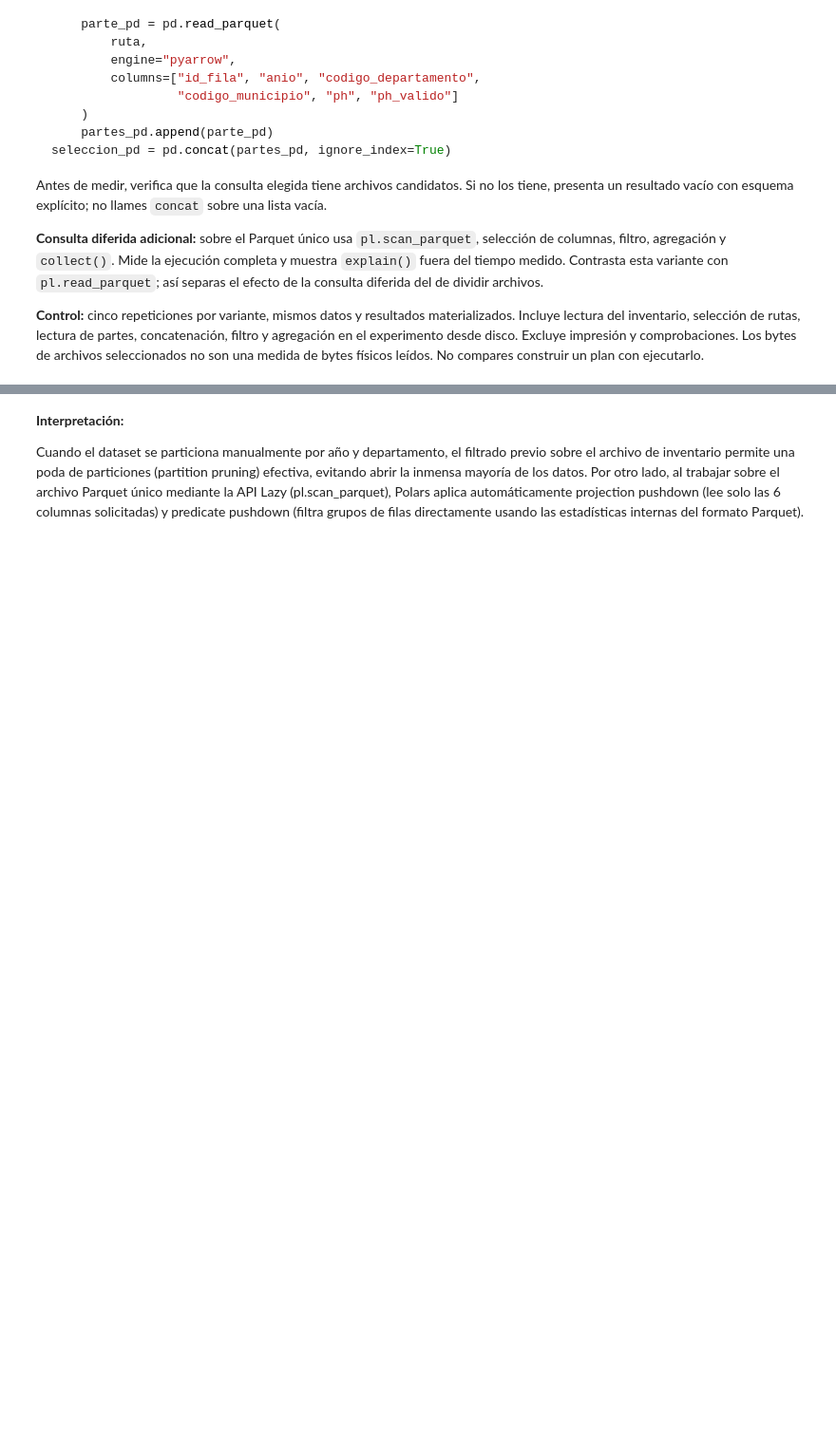
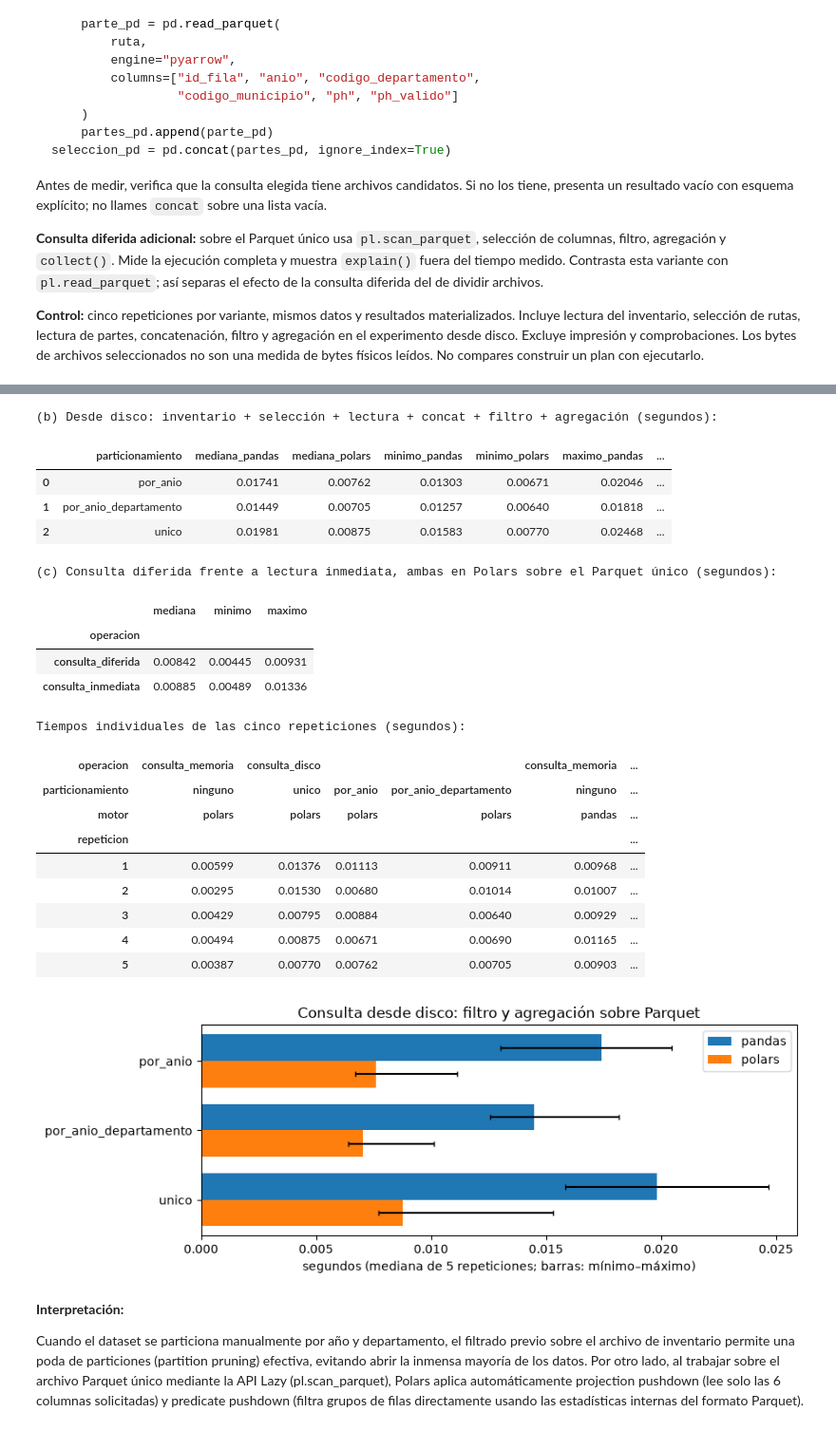
Before and after one commit to seb-sanchez/big-data-postgraduate, a Jupyter notebook: soluciones/PD05_particionamiento_pandas_polars.ipynb, the cells around one changed output, grey strips where cells are left out. Shown at 95% size. Saved outputs shown, nothing was run; the diff lists cells and outputs as text; code cells hidden in the pictures; blank space fills up the shorter version.

```diff
--- a/soluciones/PD05_particionamiento_pandas_polars.ipynb
+++ b/soluciones/PD05_particionamiento_pandas_polars.ipynb
@@ -287,0 +466,14 @@ df_resumen_disenos = pd.DataFrame(resumen_datos)
+# %%
+# 2.2 Construcción en una carpeta de ejecución nueva e inventarios
+EJECUCION_A = nueva_ejecucion("ejecucion_A")
+repr_A = construir_representaciones(EJECUCION_A, proyeccion_pd)
+RUTAS = {"csv": repr_A["csv"], "parquet": repr_A["parquet"]}
+inv_anio, inv_anio_depto = repr_A["inventario_anio"], repr_A["inventario_anio_departamento"]
+print("Ejecución:", EJECUCION_A)
+
+print("Inventario por año (completo):")
+display(inv_anio)
+print("Inventario por año y departamento (primeras 10 de", len(inv_anio_depto), "partes):")
+display(inv_anio_depto.head(10))
+print("Grupos con departamento ausente (no desaparecen: forman sus propias partes):")
+display(inv_anio_depto[inv_anio_depto["codigo_departamento"].isna()])
@@ -407,0 +1011,45 @@ NameError: name 'RUTA_PARQUET' is not defined
+# %%
+# 4.3 Controles fuera del reloj y resultados
+for variante in VARIANTES:
+    assert rutas_usadas[(variante, "pandas")] == rutas_usadas[(variante, "polars")], "los motores usaron rutas distintas"
+
+verificacion = []
+for diseno, motor, rep, res in resultados_guardados:
+    verificacion.append({"diseño": diseno, "motor": motor, "repetición": rep, "ok": bool(comparar(resultado_pd, res)["ok"].all())})
+verificacion = pd.DataFrame(verificacion)
+print("Resultados materializados comparados con la referencia de la actividad 1 (todas las repeticiones):")
+display(verificacion.groupby(["diseño", "motor"])["ok"].agg(resultados="size", equivalentes="sum").reset_index())
+assert verificacion["ok"].all(), "algún resultado no coincide con la referencia"
+anotar("4", "todos los resultados (memoria, disco, diferida) = referencia", verificacion["ok"].all())
+anotar("4", "ambos motores usaron la misma lista de rutas", True)
+
+tabla_med = pd.DataFrame(mediciones)
+es_consulta = tabla_med["operacion"].str.startswith("consulta")
+inicial_q = tabla_med[(tabla_med["repeticion"] == 0) & es_consulta]
+rep_q = tabla_med[(tabla_med["repeticion"] > 0) & es_consulta]
+assert (rep_q.groupby(["operacion", "particionamiento", "motor"]).size() == REPETICIONES).all()
+
+print("Ejecución inicial (aparte; no entra en la mediana):")
+display(inicial_q[["operacion", "particionamiento", "motor", "segundos"]].reset_index(drop=True).round(5))
+
+print("(a) En memoria: solo filtro + agregación (segundos):")
+resumen_mem = resumen_por_motor(rep_q[rep_q["operacion"] == "consulta_memoria"], ["operacion"])
+display(resumen_mem.round(5))
+
+print("(b) Desde disco: inventario + selección + lectura + concat + filtro + agregación (segundos):")
+resumen_disco = resumen_por_motor(rep_q[rep_q["operacion"] == "consulta_disco"], ["particionamiento"])
+filas_leidas_tabla = (rep_q[rep_q["operacion"] == "consulta_disco"]
+                      .groupby("particionamiento")["filas_entrada"].first().rename("filas leídas"))
+display(resumen_disco.merge(filas_leidas_tabla, on="particionamiento").round(5))
+
+print("(c) Consulta diferida frente a lectura inmediata, ambas en Polars sobre el Parquet único (segundos):")
+resumen_lazy = (rep_q[rep_q["operacion"].isin(["consulta_inmediata", "consulta_diferida"])]
+                .groupby("operacion")["segundos"].agg(mediana="median", minimo="min", maximo="max"))
+display(resumen_lazy.round(5))
+
+print("Tiempos individuales de las cinco repeticiones (segundos):")
+display(rep_q.pivot(index="repeticion", columns=["operacion", "particionamiento", "motor"], values="segundos").round(5))
+
+grafico_medianas(resumen_disco, resumen_disco["particionamiento"].tolist(),
+                 "Consulta desde disco: filtro y agregación sobre Parquet")
+# %% [output]
@@ -408,3 +1083,24 @@ NameError: name 'RUTA_PARQUET' is not defined
+(b) Desde disco: inventario + selección + lectura + concat + filtro + agregación (segundos):
+|  | particionamiento | mediana_pandas | mediana_polars | minimo_pandas | minimo_polars | maximo_pandas | ... |
+| 0 | por_anio | 0.01741 | 0.00762 | 0.01303 | 0.00671 | 0.02046 | ... |
+| 1 | por_anio_departamento | 0.01449 | 0.00705 | 0.01257 | 0.00640 | 0.01818 | ... |
+| 2 | unico | 0.01981 | 0.00875 | 0.01583 | 0.00770 | 0.02468 | ... |
+(c) Consulta diferida frente a lectura inmediata, ambas en Polars sobre el Parquet único (segundos):
+|  | mediana | minimo | maximo |
+| operacion |  |  |  |
+| consulta_diferida | 0.00842 | 0.00445 | 0.00931 |
+| consulta_inmediata | 0.00885 | 0.00489 | 0.01336 |
+Tiempos individuales de las cinco repeticiones (segundos):
+| operacion | consulta_memoria | consulta_disco |  |  | consulta_memoria | ... |
+| particionamiento | ninguno | unico | por_anio | por_anio_departamento | ninguno | ... |
+| motor | polars | polars | polars | polars | pandas | ... |
+| repeticion |  |  |  |  |  | ... |
+| 1 | 0.00599 | 0.01376 | 0.01113 | 0.00911 | 0.00968 | ... |
+| 2 | 0.00295 | 0.01530 | 0.00680 | 0.01014 | 0.01007 | ... |
+| 3 | 0.00429 | 0.00795 | 0.00884 | 0.00640 | 0.00929 | ... |
+| 4 | 0.00494 | 0.00875 | 0.00671 | 0.00690 | 0.01165 | ... |
+| 5 | 0.00387 | 0.00770 | 0.00762 | 0.00705 | 0.00903 | ... |
+[figure, added]
 # %% [markdown]
 **Interpretación:**
 
```
Also changed, not shown: parts of 21 cells of this notebook.
